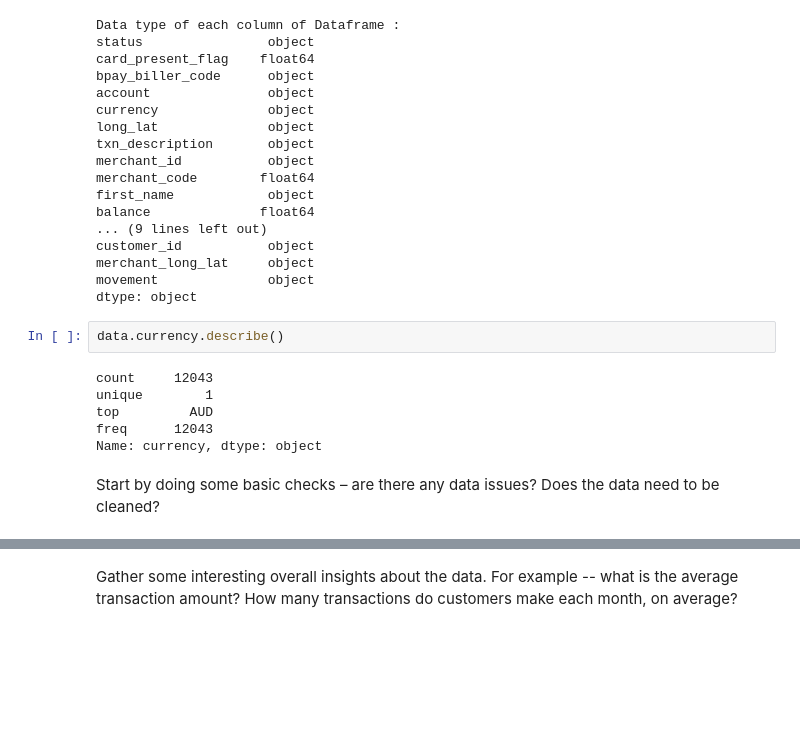
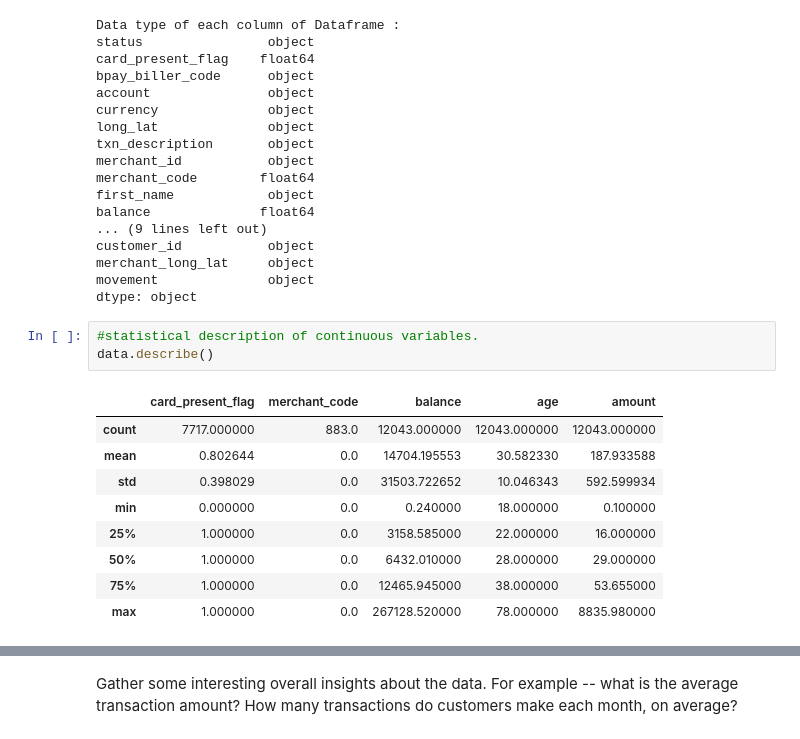
Before and after one commit to jervvs/anz-virtual-internship, a Jupyter notebook: Task1/ANZ_EDA.ipynb, the cells around one changed output, grey strips where cells are left out. Cells and saved outputs as stored; diff of their text form; blank space fills up the shorter version.

```diff
--- a/Task1/ANZ_EDA.ipynb
+++ b/Task1/ANZ_EDA.ipynb
@@ -68,13 +63,16 @@ customer_id           object
 merchant_long_lat     object
 movement              object
 dtype: object
-# %%
-data.currency.describe()
-# %% [output]
-count     12043
-unique        1
-top         AUD
-freq      12043
-Name: currency, dtype: object
-# %% [markdown]
-Start by doing some basic checks – are there any data issues? Does the data need to be cleaned?
+# %%
+#statistical description of continuous variables.
+data.describe()
+# %% [output]
+|  | card_present_flag | merchant_code | balance | age | amount |
+| count | 7717.000000 | 883.0 | 12043.000000 | 12043.000000 | 12043.000000 |
+| mean | 0.802644 | 0.0 | 14704.195553 | 30.582330 | 187.933588 |
+| std | 0.398029 | 0.0 | 31503.722652 | 10.046343 | 592.599934 |
+| min | 0.000000 | 0.0 | 0.240000 | 18.000000 | 0.100000 |
+| 25% | 1.000000 | 0.0 | 3158.585000 | 22.000000 | 16.000000 |
+| 50% | 1.000000 | 0.0 | 6432.010000 | 28.000000 | 29.000000 |
+| 75% | 1.000000 | 0.0 | 12465.945000 | 38.000000 | 53.655000 |
+| max | 1.000000 | 0.0 | 267128.520000 | 78.000000 | 8835.980000 |
```
Also changed, not shown: parts of 17 cells of this notebook, 1 other file.
